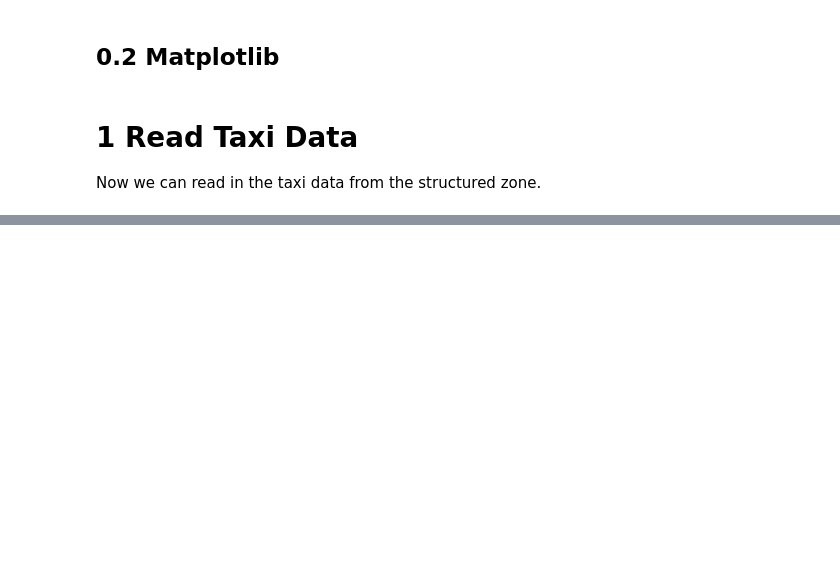
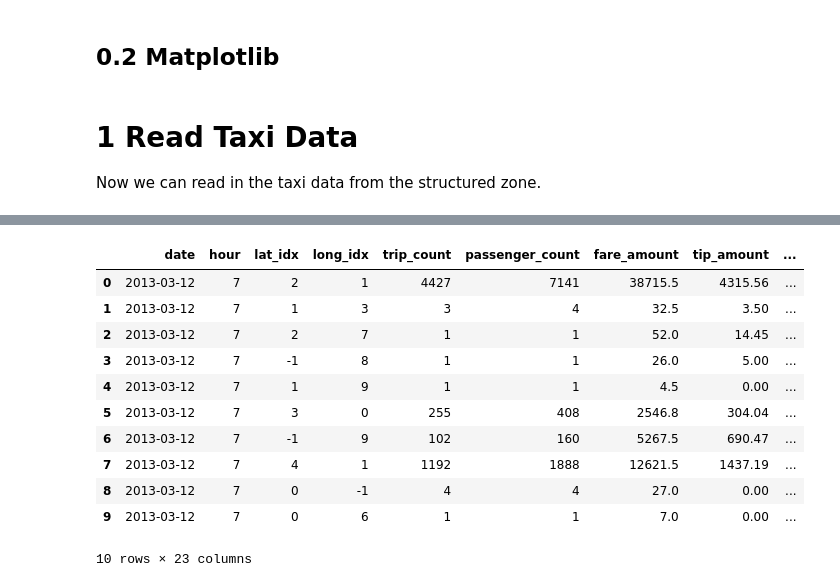
Before and after one commit to dimajix/pyspark-ml-taxis, a Jupyter notebook: notebooks/NYC Taxi Trips - Part 5 - ML.ipynb, the cells around one changed output, grey strips where cells are left out. Drawn from its saved outputs; the diff is of its cells as text; code cells hidden in the pictures; blank space fills up the shorter version.

```diff
--- a/notebooks/NYC Taxi Trips - Part 5 - ML.ipynb
+++ b/notebooks/NYC Taxi Trips - Part 5 - ML.ipynb
@@ -215,0 +156,33 @@ spark.sql("SELECT dayofweek('2019-10-05')").collect()
+# %%
+# First create an index into all geo locations
+geo_indexer = StringIndexer(
+    inputCol="geo_location",
+    outputCol="geo_location_idx",
+    handleInvalid="keep"
+)
+geo_index_model = geo_indexer.fit(training_data_1)
+training_data_2 = geo_index_model.transform(training_data_1)
+
+# Now one-hot encode the generated index value
+geo_encoder = OneHotEncoderEstimator(
+    inputCols=["geo_location_idx"],
+    outputCols=["geo_location_onehot"]
+)
+geo_encoder_model = geo_encoder.fit(training_data_2)
+training_data_3 = geo_encoder_model.transform(training_data_2)
+
+# Display some records
+training_data_3.limit(10).toPandas()
+# %% [output]
+|  | date | hour | lat_idx | long_idx | trip_count | passenger_count | fare_amount | tip_amount | ... |
+| 0 | 2013-03-12 | 7 | 2 | 1 | 4427 | 7141 | 38715.5 | 4315.56 | ... |
+| 1 | 2013-03-12 | 7 | 1 | 3 | 3 | 4 | 32.5 | 3.50 | ... |
+| 2 | 2013-03-12 | 7 | 2 | 7 | 1 | 1 | 52.0 | 14.45 | ... |
+| 3 | 2013-03-12 | 7 | -1 | 8 | 1 | 1 | 26.0 | 5.00 | ... |
+| 4 | 2013-03-12 | 7 | 1 | 9 | 1 | 1 | 4.5 | 0.00 | ... |
+| 5 | 2013-03-12 | 7 | 3 | 0 | 255 | 408 | 2546.8 | 304.04 | ... |
+| 6 | 2013-03-12 | 7 | -1 | 9 | 102 | 160 | 5267.5 | 690.47 | ... |
+| 7 | 2013-03-12 | 7 | 4 | 1 | 1192 | 1888 | 12621.5 | 1437.19 | ... |
+| 8 | 2013-03-12 | 7 | 0 | -1 | 4 | 4 | 27.0 | 0.00 | ... |
+| 9 | 2013-03-12 | 7 | 0 | 6 | 1 | 1 | 7.0 | 0.00 | ... |
+10 rows × 23 columns
```
Also changed, not shown: parts of 63 cells of this notebook, 1 other file.
